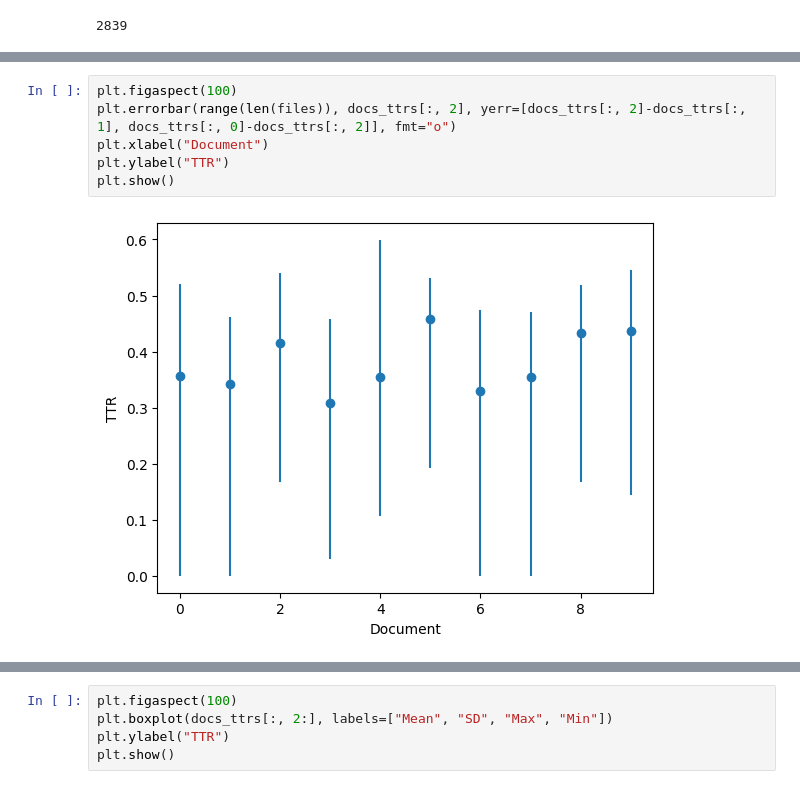
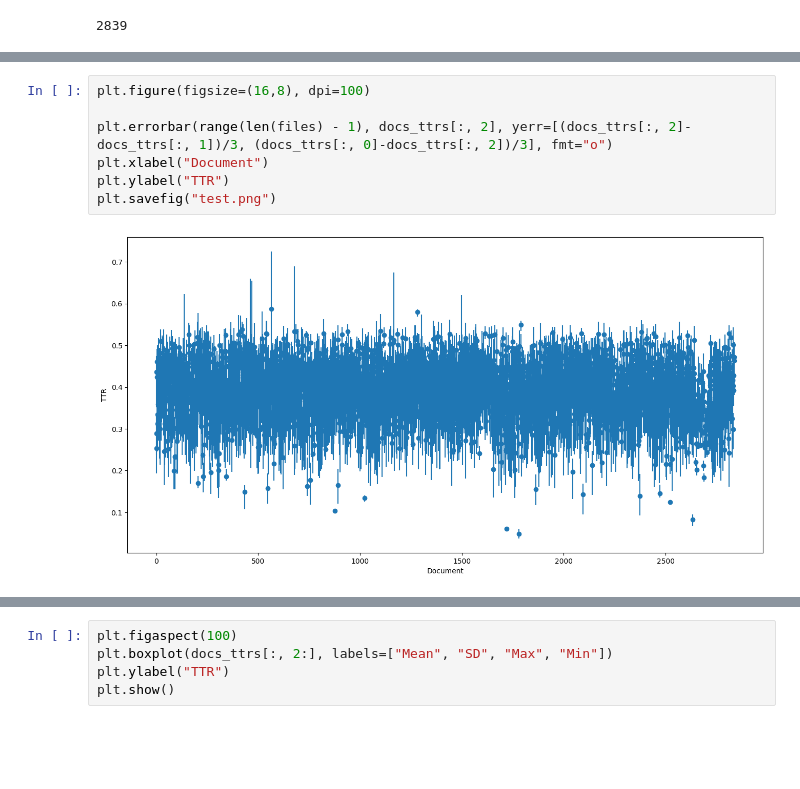
Before and after one commit to Marceau-h/memoire, a Jupyter notebook: good ttr.ipynb, the cells around one changed output, grey strips where cells are left out. Saved outputs shown, nothing was run; the diff lists cells and outputs as text; blank space fills up the shorter version.

```diff
--- a/good ttr.ipynb
+++ b/good ttr.ipynb
@@ -58,8 +120,9 @@ for i, file in tqdm(enumerate(files)):
 # %%
-plt.figaspect(100)
-plt.errorbar(range(len(files)), docs_ttrs[:, 2], yerr=[docs_ttrs[:, 2]-docs_ttrs[:, 1], docs_ttrs[:, 0]-docs_ttrs[:, 2]], fmt="o")
+plt.figure(figsize=(16,8), dpi=100)
+
+plt.errorbar(range(len(files) - 1), docs_ttrs[:, 2], yerr=[(docs_ttrs[:, 2]-docs_ttrs[:, 1])/3, (docs_ttrs[:, 0]-docs_ttrs[:, 2])/3], fmt="o")
 plt.xlabel("Document")
 plt.ylabel("TTR")
-plt.show()
+plt.savefig("test.png")
 # %% [output]
-[figure, old version]
+[figure, new version]
```
Also changed, not shown: parts of 12 cells of this notebook, 1 other file.
